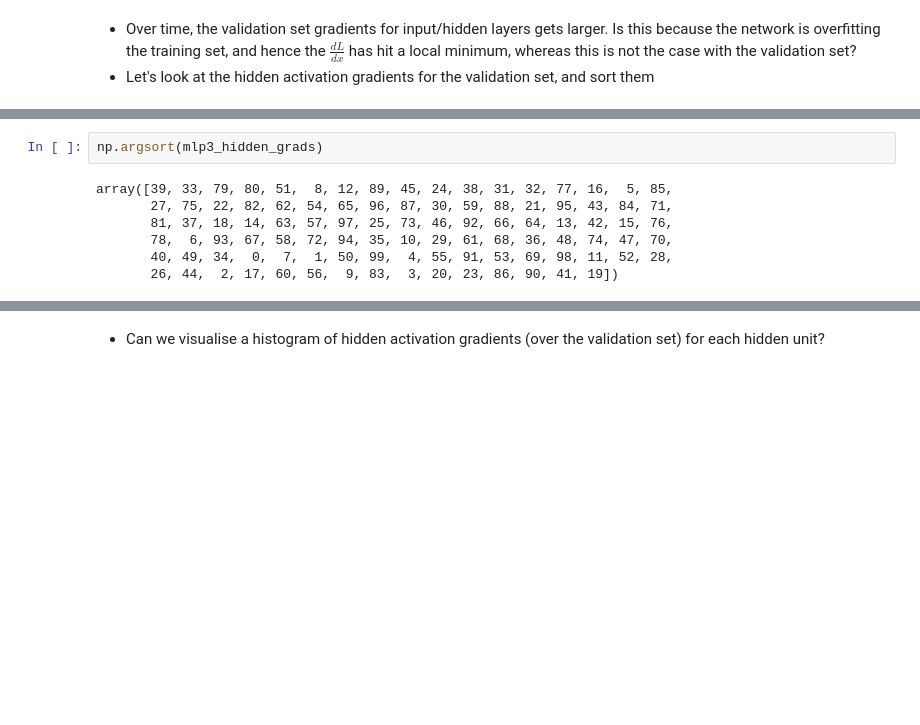
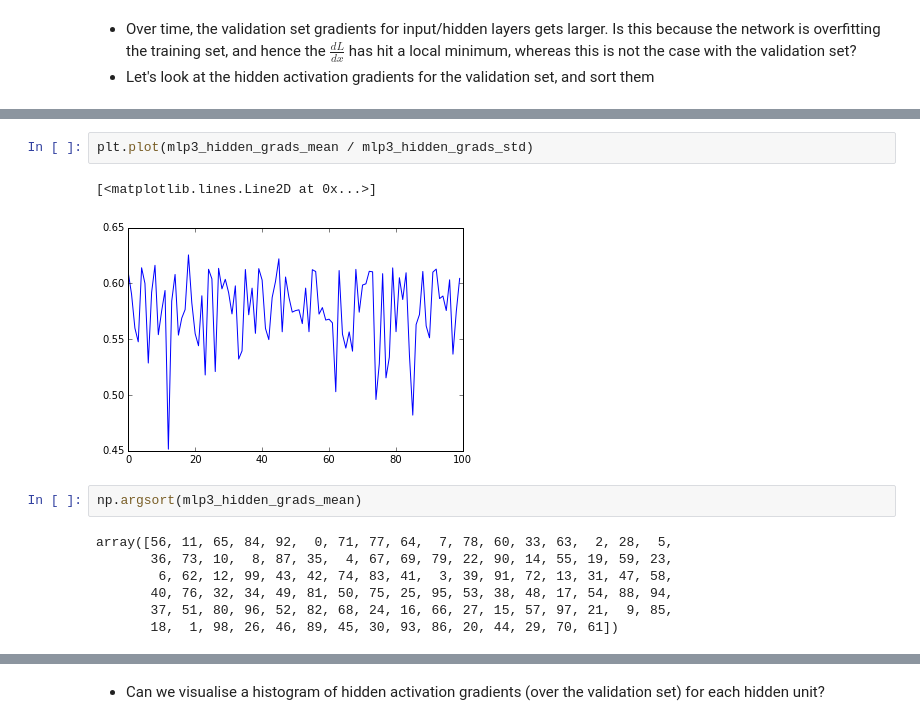
Before and after one commit to christopher-beckham/msc, a Jupyter notebook: notebooks/autoencoders_for_feature_rankings.ipynb, the cells around one changed output, grey strips where cells are left out. Saved outputs shown, nothing was run; the diff lists cells and outputs as text; blank space fills up the shorter version.

```diff
--- a/notebooks/autoencoders_for_feature_rankings.ipynb
+++ b/notebooks/autoencoders_for_feature_rankings.ipynb
@@ -330,9 +372,14 @@ plt.plot(mlp3_hidden_grads)
+# %%
+plt.plot(mlp3_hidden_grads_mean / mlp3_hidden_grads_std)
+# %% [output]
+[<matplotlib.lines.Line2D at 0x...>]
+[figure, added]
 # %%
-np.argsort(mlp3_hidden_grads)
+np.argsort(mlp3_hidden_grads_mean)
 # %% [output]
-array([39, 33, 79, 80, 51,  8, 12, 89, 45, 24, 38, 31, 32, 77, 16,  5, 85,
-       27, 75, 22, 82, 62, 54, 65, 96, 87, 30, 59, 88, 21, 95, 43, 84, 71,
-       81, 37, 18, 14, 63, 57, 97, 25, 73, 46, 92, 66, 64, 13, 42, 15, 76,
-       78,  6, 93, 67, 58, 72, 94, 35, 10, 29, 61, 68, 36, 48, 74, 47, 70,
-       40, 49, 34,  0,  7,  1, 50, 99,  4, 55, 91, 53, 69, 98, 11, 52, 28,
-       26, 44,  2, 17, 60, 56,  9, 83,  3, 20, 23, 86, 90, 41, 19])
+array([56, 11, 65, 84, 92,  0, 71, 77, 64,  7, 78, 60, 33, 63,  2, 28,  5,
+       36, 73, 10,  8, 87, 35,  4, 67, 69, 79, 22, 90, 14, 55, 19, 59, 23,
+        6, 62, 12, 99, 43, 42, 74, 83, 41,  3, 39, 91, 72, 13, 31, 47, 58,
+       40, 76, 32, 34, 49, 81, 50, 75, 25, 95, 53, 38, 48, 17, 54, 88, 94,
+       37, 51, 80, 96, 52, 82, 68, 24, 16, 66, 27, 15, 57, 97, 21,  9, 85,
+       18,  1, 98, 26, 46, 89, 45, 30, 93, 86, 20, 44, 29, 70, 61])
```
Also changed, not shown: parts of 27 cells of this notebook, 1 other file.
